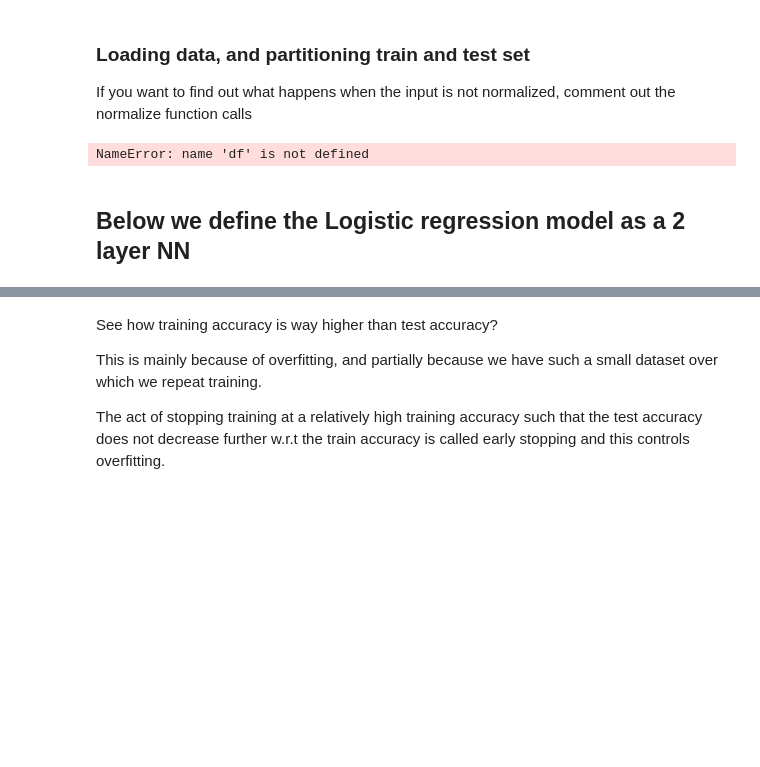
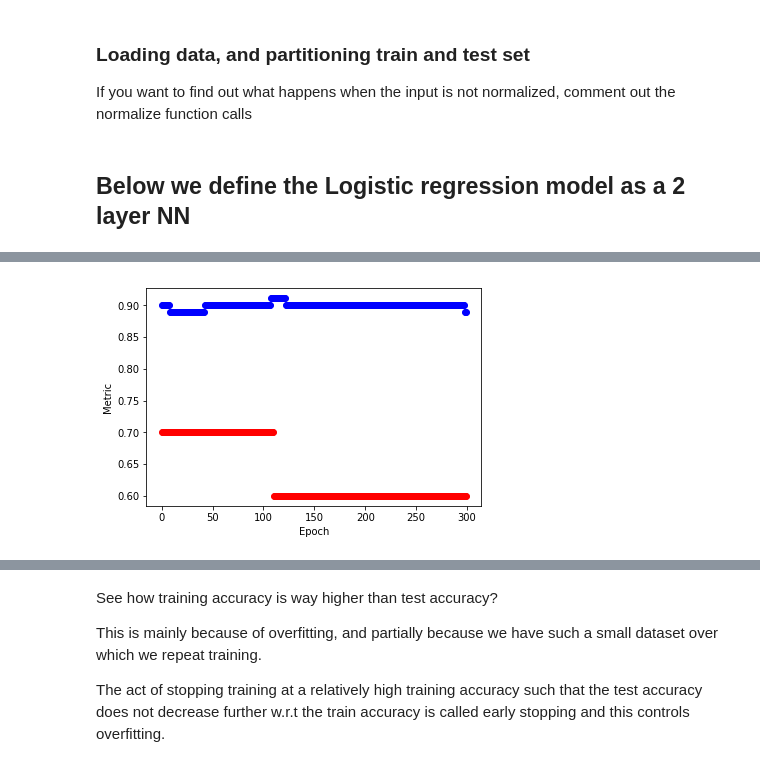
Before and after one commit to akarshgopal/AI, a Jupyter notebook: Machine_Learning/Neural_Networks_Primer.ipynb, the cells around one changed output, grey strips where cells are left out. Cells and saved outputs as stored; diff of their text form; code cells hidden in the pictures; blank space fills up the shorter version.

```diff
--- a/Machine_Learning/Neural_Networks_Primer.ipynb
+++ b/Machine_Learning/Neural_Networks_Primer.ipynb
@@ -142,3 +136,9 @@ def normalize(X):
+# %%
+def normalize(X):
+    mean = np.mean(X)
+    std =  np.std(X)
+    N_X = (X-mean)/(std)
+    return N_X
 # %% [markdown]
 In order to effectively measure the performance of our model we can define a 'metric'. Here we use a straight-forward 'right or not' method
 # %%
@@ -258,17 +239,17 @@ For a neat explanation of how to derive the CE_Loss derivative w.r.t $Z$ look at
 # %%
 class CE_loss:
     def get_loss(H,Y):
-        #L = Cross_Entropy_Loss(H,Y)
-
+        #L = Cross_Entropy_Loss(H, Y)
         # INSERT CODE HERE #
-
+        L = - np.mean(np.multiply(Y, np.log(H)))
         return L
 
     def diff(H,Y):
-        #dZ = diff(Cross_Entropy_Loss(H,Y)) w.r.t Z
-
+        #dZ = diff(Cross_Entropy_Loss(H,Y) w.r.t Z)
         # INSERT CODE HERE #
-
+        n = Y.shape[0]
+        dZ = 1/n(H-Y)
+        #dH = -1/n*(np.divide(Y,H))
         return dZ
 # %% [markdown]
 ### The definition of the optimization problem.
@@ -386,18 +350,12 @@ NNs can be quite tricky to optimize because of the sheer number of parameters. O
 # %%
 def SGD(batch_size,X,Y,model,lr,beta):
     m = np.shape(X)[1]
-
     for i in range(0,m,batch_size):
-
         X_batch = X[:,i:i+batch_size]
         Y_batch = Y[:,i:i+batch_size]
-
-        #call f_pass of model and pass input data
-        #call back_prop
-        #call optim
-
-        # INSERT CODE HERE #
-
+        model.f_pass(X_batch)
+        model.back_prop(X_batch,Y_batch,batch_size)
+        model.optim(lr,beta)
     return model.loss
 # %% [markdown]
 ### Solving the optimization problem: training.
@@ -469,15 +427,10 @@ Let's repeat the logistic regression exercise on ex2data1.csv as done in week 2,
 
 If you want to find out what happens when the input is not normalized, comment out the normalize function calls
 # %%
-# Simple Train/test split seems to cause a high test error - Shuffle df for better results
+# Simple Train/test split seems to cause a high error - Shuffle df for better results
 import pandas as pd
 from atlas_ml import *
-
-#change the path to the data per your directory structure
-#  INSERT CODE HERE:
-# df = pd.read_csv('Datasets/Regression/ex2data1.csv')
-
-
+df = pd.read_csv('Datasets/Regression/ex2data1.csv')
 A2 = df.values.T
 X1 = A2[0:2,0:-10]
 X2 = normalize(X1)
@@ -487,8 +440,6 @@ X1_test = A2[0:2,-10:]
 X2_test = normalize(X1_test)
 Y1_test = A2[2:3,-10:]
 Y2_test = one_hot(Y1_test,2)
-# %% [output]
-NameError: name 'df' is not defined
 # %%
 def plotData(data, label_x, label_y, label_pos, label_neg, axes=None):
     if axes == None:
@@ -538,0 +490,3 @@ reg_lamda = 1
+# %%
+train(log_reg, X2, Y2, X2_test, Y2_test, model_accuracy, n_epochs, batch_size, lr=0.01)
+# %% [output]
@@ -539,3 +494,4 @@ reg_lamda = 1
+[figure, added]
 # %%
 H = log_reg.f_pass(X2)
 H2 = inv_one_hot(H)
```
Also changed, not shown: parts of 34 cells of this notebook, 1 other file.
